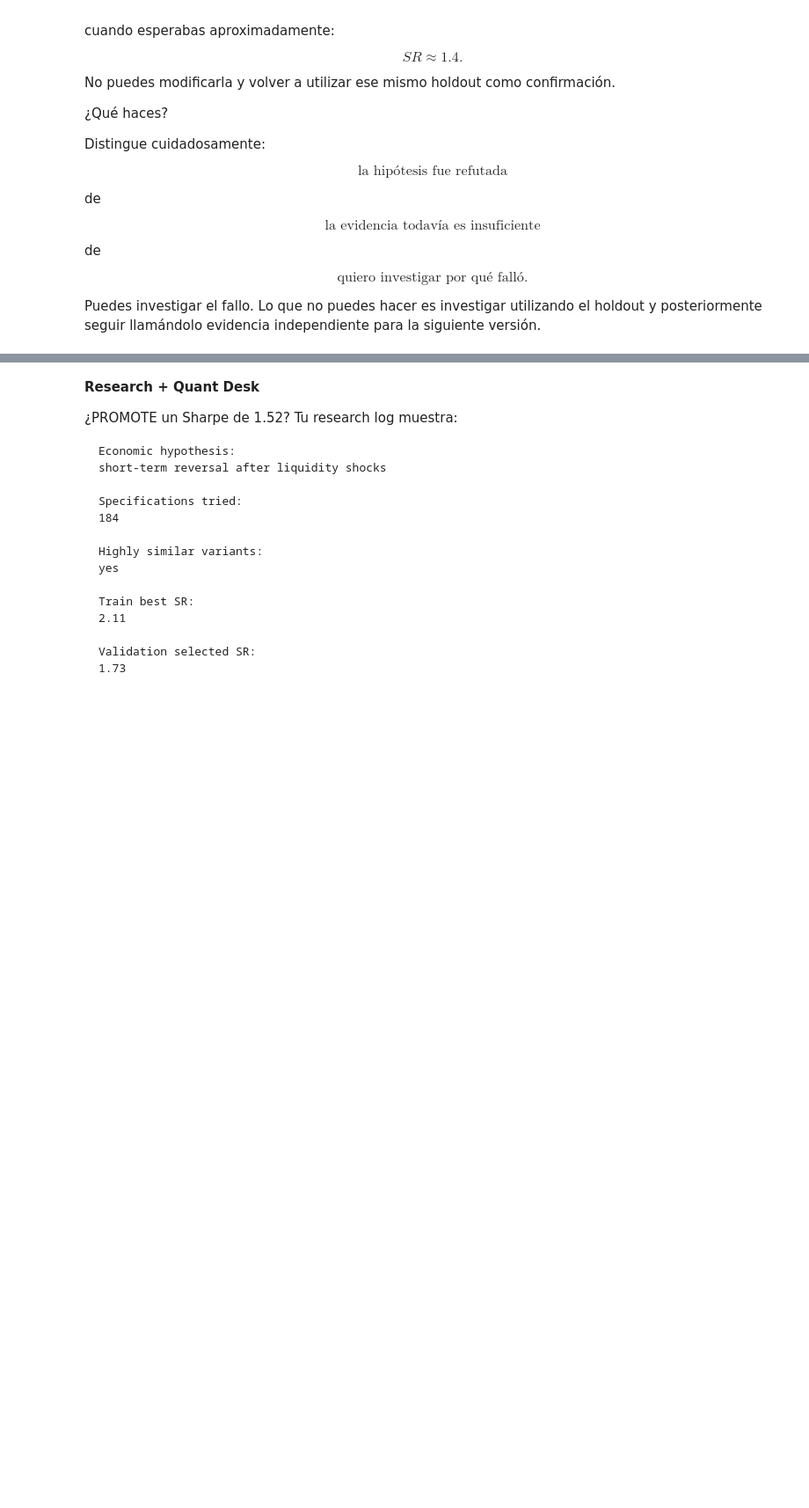
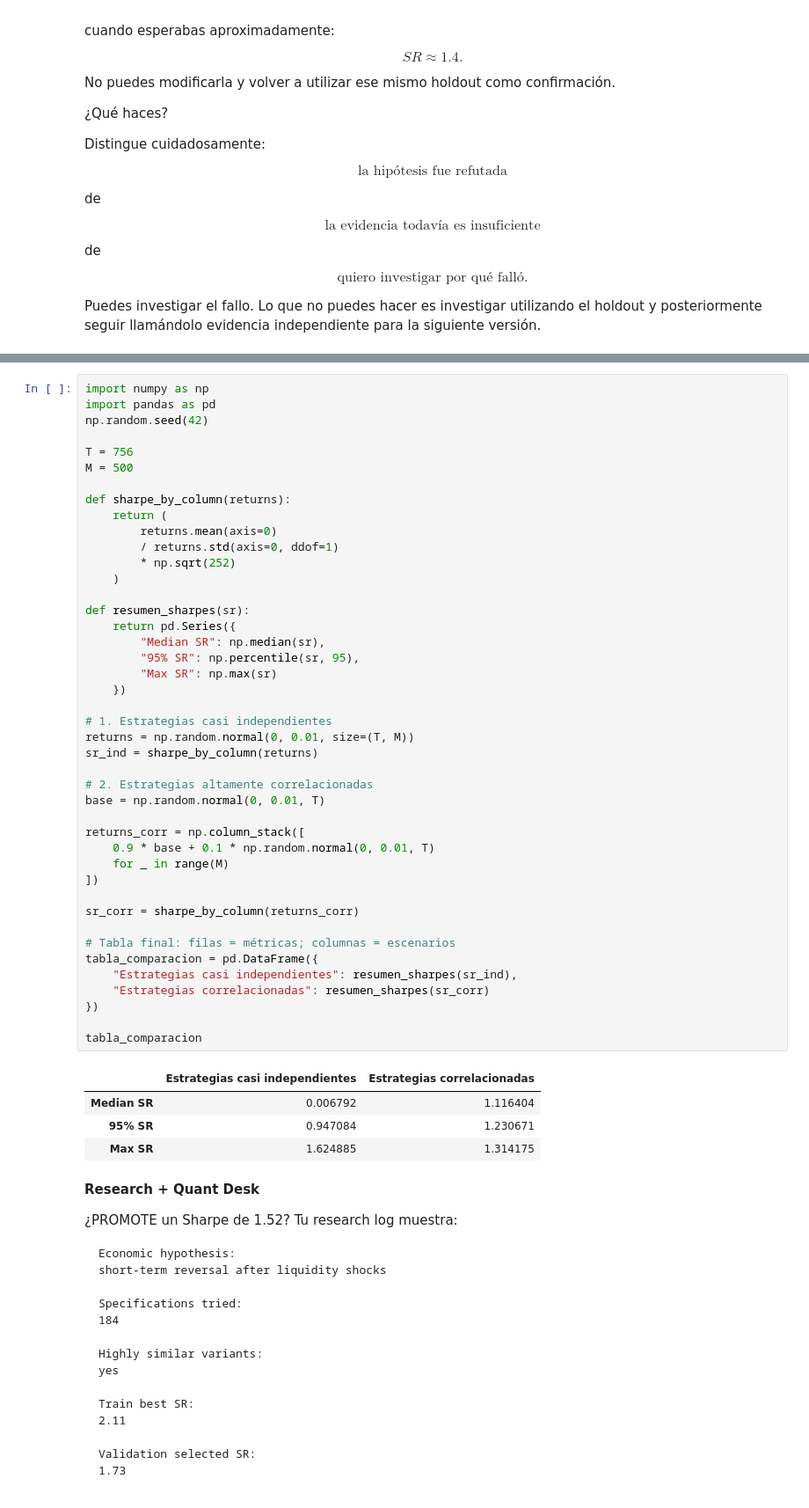
Before and after one commit to ADRIANVM117/quant-research-notes, a Jupyter notebook: maths/Ejericios_quant_diarios/semana_06.ipynb, the cells around one changed output, grey strips where cells are left out. Shown at 88% size. Drawn from its saved outputs; the diff is of its cells as text; blank space fills up the shorter version.

```diff
--- a/maths/Ejericios_quant_diarios/semana_06.ipynb
+++ b/maths/Ejericios_quant_diarios/semana_06.ipynb
@@ -1153,3 +1107,51 @@ array([ 0.85012655,  0.26055345, -0.6064379 ,  0.13749642,  0.40640976,
+# %%
+import numpy as np
+import pandas as pd
+np.random.seed(42)
+
+T = 756
+M = 500
+
+def sharpe_by_column(returns):
+    return (
+        returns.mean(axis=0)
+        / returns.std(axis=0, ddof=1)
+        * np.sqrt(252)
+    )
+
+def resumen_sharpes(sr):
+    return pd.Series({
+        "Median SR": np.median(sr),
+        "95% SR": np.percentile(sr, 95),
+        "Max SR": np.max(sr)
+    })
+
+# 1. Estrategias casi independientes
+returns = np.random.normal(0, 0.01, size=(T, M))
+sr_ind = sharpe_by_column(returns)
+
+# 2. Estrategias altamente correlacionadas
+base = np.random.normal(0, 0.01, T)
+
+returns_corr = np.column_stack([
+    0.9 * base + 0.1 * np.random.normal(0, 0.01, T)
+    for _ in range(M)
+])
+
+sr_corr = sharpe_by_column(returns_corr)
+
+# Tabla final: filas = métricas; columnas = escenarios
+tabla_comparacion = pd.DataFrame({
+    "Estrategias casi independientes": resumen_sharpes(sr_ind),
+    "Estrategias correlacionadas": resumen_sharpes(sr_corr)
+})
+
+tabla_comparacion
+# %% [output]
+|  | Estrategias casi independientes | Estrategias correlacionadas |
+| Median SR | 0.006792 | 1.116404 |
+| 95% SR | 0.947084 | 1.230671 |
+| Max SR | 1.624885 | 1.314175 |
 # %% [markdown]
 <b> Research + Quant Desk </b>
 
```
Also changed, not shown: parts of 2 cells of this notebook.
